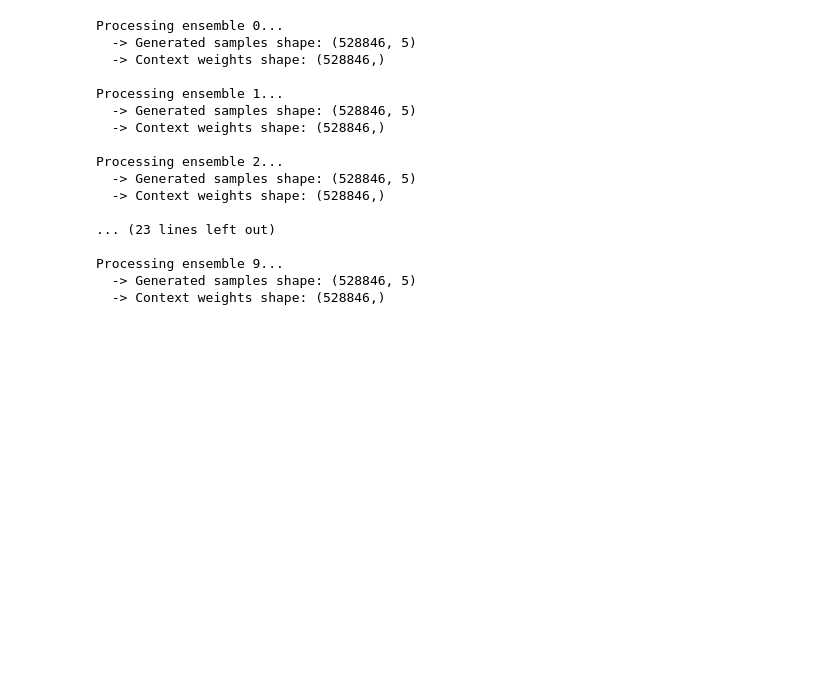
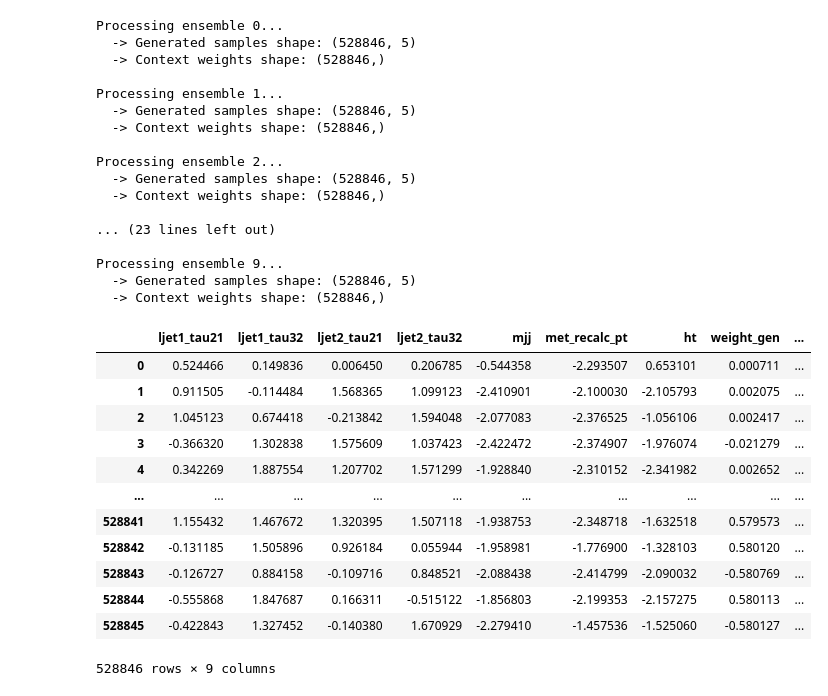
Before and after one commit to sherkaicode/OpenData, a Jupyter notebook: 3_NRAD_TRAIN_Generate_ver2.ipynb, the cells around one changed output. Cells and saved outputs as stored; diff of their text form; code cells hidden in the pictures; blank space fills up the shorter version.

```diff
--- a/3_NRAD_TRAIN_Generate_ver2.ipynb
+++ b/3_NRAD_TRAIN_Generate_ver2.ipynb
@@ -855,6 +858,22 @@ Processing ensemble 2...
 Processing ensemble 9...
   -> Generated samples shape: (528846, 5)
   -> Context weights shape: (528846,)
+# %%
+ensemble_results_sr[0]
+# %% [output]
+|  | ljet1_tau21 | ljet1_tau32 | ljet2_tau21 | ljet2_tau32 | mjj | met_recalc_pt | ht | weight_gen | ... |
+| 0 | 0.524466 | 0.149836 | 0.006450 | 0.206785 | -0.544358 | -2.293507 | 0.653101 | 0.000711 | ... |
+| 1 | 0.911505 | -0.114484 | 1.568365 | 1.099123 | -2.410901 | -2.100030 | -2.105793 | 0.002075 | ... |
+| 2 | 1.045123 | 0.674418 | -0.213842 | 1.594048 | -2.077083 | -2.376525 | -1.056106 | 0.002417 | ... |
+| 3 | -0.366320 | 1.302838 | 1.575609 | 1.037423 | -2.422472 | -2.374907 | -1.976074 | -0.021279 | ... |
+| 4 | 0.342269 | 1.887554 | 1.207702 | 1.571299 | -1.928840 | -2.310152 | -2.341982 | 0.002652 | ... |
+| ... | ... | ... | ... | ... | ... | ... | ... | ... | ... |
+| 528841 | 1.155432 | 1.467672 | 1.320395 | 1.507118 | -1.938753 | -2.348718 | -1.632518 | 0.579573 | ... |
+| 528842 | -0.131185 | 1.505896 | 0.926184 | 0.055944 | -1.958981 | -1.776900 | -1.328103 | 0.580120 | ... |
+| 528843 | -0.126727 | 0.884158 | -0.109716 | 0.848521 | -2.088438 | -2.414799 | -2.090032 | -0.580769 | ... |
+| 528844 | -0.555868 | 1.847687 | 0.166311 | -0.515122 | -1.856803 | -2.199353 | -2.157275 | 0.580113 | ... |
+| 528845 | -0.422843 | 1.327452 | -0.140380 | 1.670929 | -2.279410 | -1.457536 | -1.525060 | -0.580127 | ... |
+528846 rows × 9 columns
 # %%
 # Assuming you generated ensemble_results in the loop from the previous step
 
```
Also changed, not shown: parts of 13 cells of this notebook.
